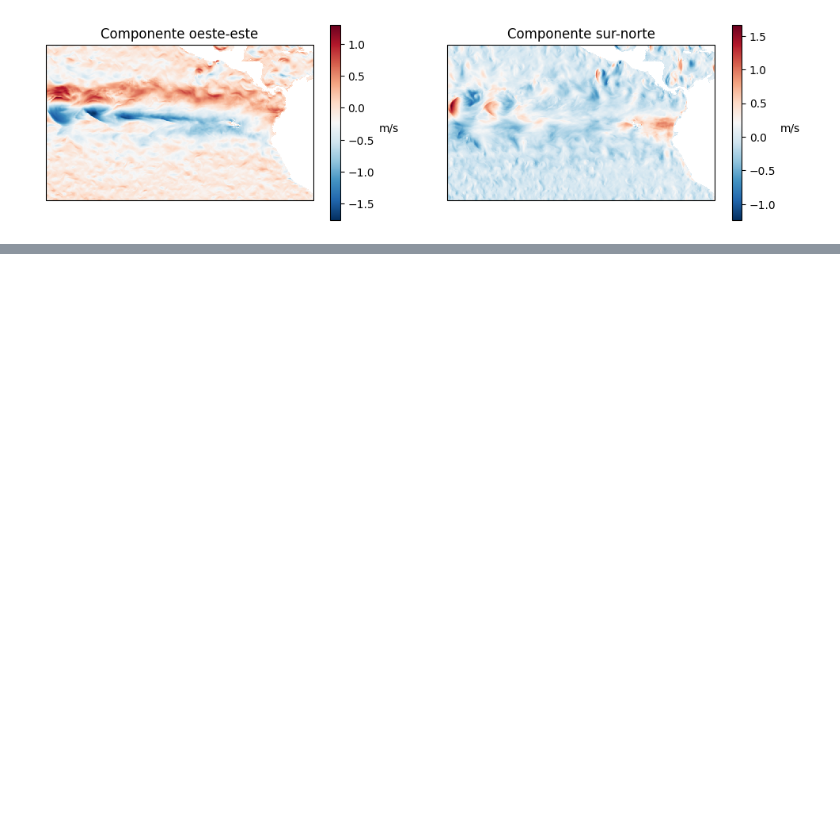
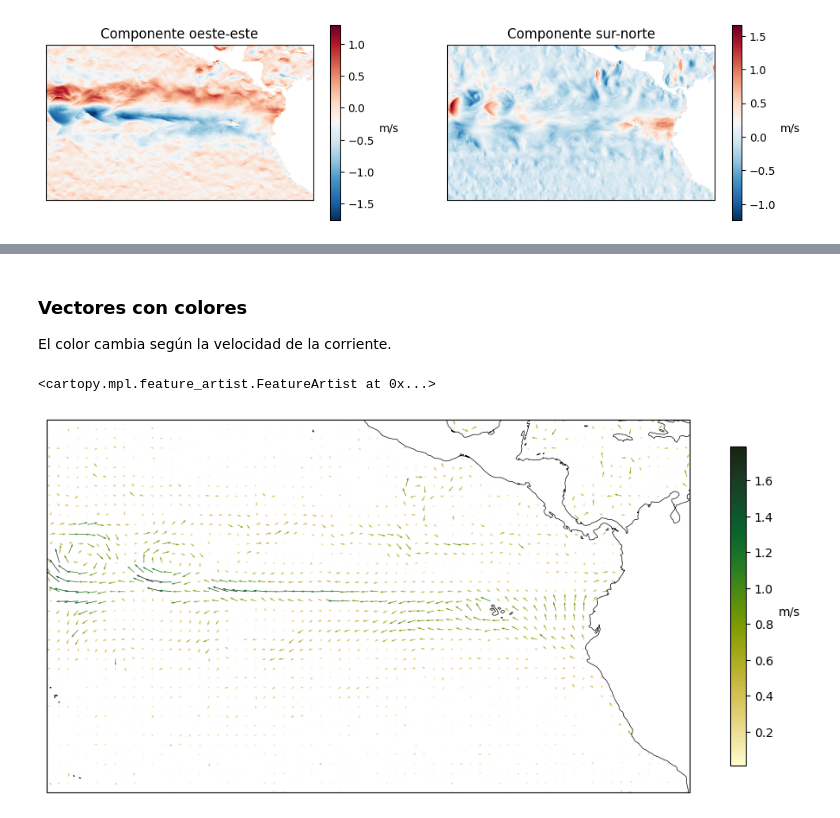
Before and after one commit to Intercoonecta/tutoriales, a Jupyter notebook: miercoles/datos_corrientes.ipynb, the cells around one changed output, grey strips where cells are left out. Cells and saved outputs as stored; diff of their text form; code cells hidden in the pictures; blank space fills up the shorter version.

```diff
--- a/miercoles/datos_corrientes.ipynb
+++ b/miercoles/datos_corrientes.ipynb
@@ -119,0 +135,15 @@ ax1.coastlines(lw=.5)
+# %% [markdown]
+### Vectores con colores
+El color cambia según la velocidad de la corriente.
+# %%
+fig = plt.figure(figsize=(12, 8))
+ax = plt.subplot(111, projection=mainproj)
+qv = ax.quiver(datacurrent["longitude"].values, datacurrent["latitude"].values, u, v, magnitude,
+                  regrid_shape=40, transform=datacrs, width=.001, cmap=cmocean.cm.speed)
+cb = plt.colorbar(qv, shrink=.6)
+cb.set_label("m/s", rotation=0, ha="left")
+ax.set_extent(domain)
+ax.coastlines(lw=.5)
+# %% [output]
+<cartopy.mpl.feature_artist.FeatureArtist at 0x...>
+[figure, added]
```
Also changed, not shown: parts of 22 cells of this notebook.
